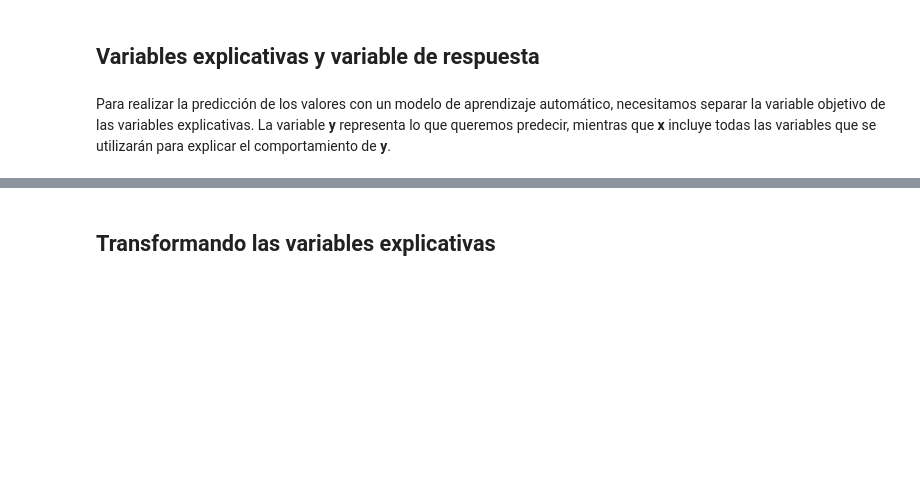
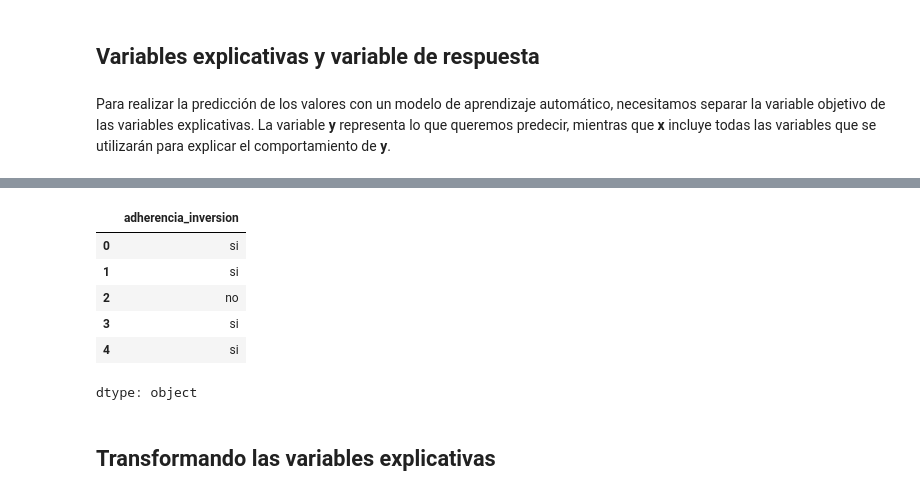
Before and after one commit to Kevincancino26/mis-notebook-de-estudio-, a Jupyter notebook: Clasificacion_primeros_pasos(Clasificación: aprendiendo a clasificar datos con Machine Learning).ipynb, the cells around one changed output, grey strips where cells are left out. Saved outputs shown, nothing was run; the diff lists cells and outputs as text; code cells hidden in the pictures; blank space fills up the shorter version.

```diff
--- a/Clasificacion_primeros_pasos(Clasificación: aprendiendo a clasificar datos con Machine Learning).ipynb
+++ b/Clasificacion_primeros_pasos(Clasificación: aprendiendo a clasificar datos con Machine Learning).ipynb
@@ -125,3 +147,13 @@ Para realizar la predicción de los valores con un modelo de aprendizaje automá
+# %%
+y.head()
+# %% [output]
+|  | adherencia_inversion |
+| 0 | si |
+| 1 | si |
+| 2 | no |
+| 3 | si |
+| 4 | si |
+dtype: object
 # %% [markdown]
 ## Transformando las variables explicativas
 # %% [markdown]
```
Also changed, not shown: parts of 14 cells of this notebook.
